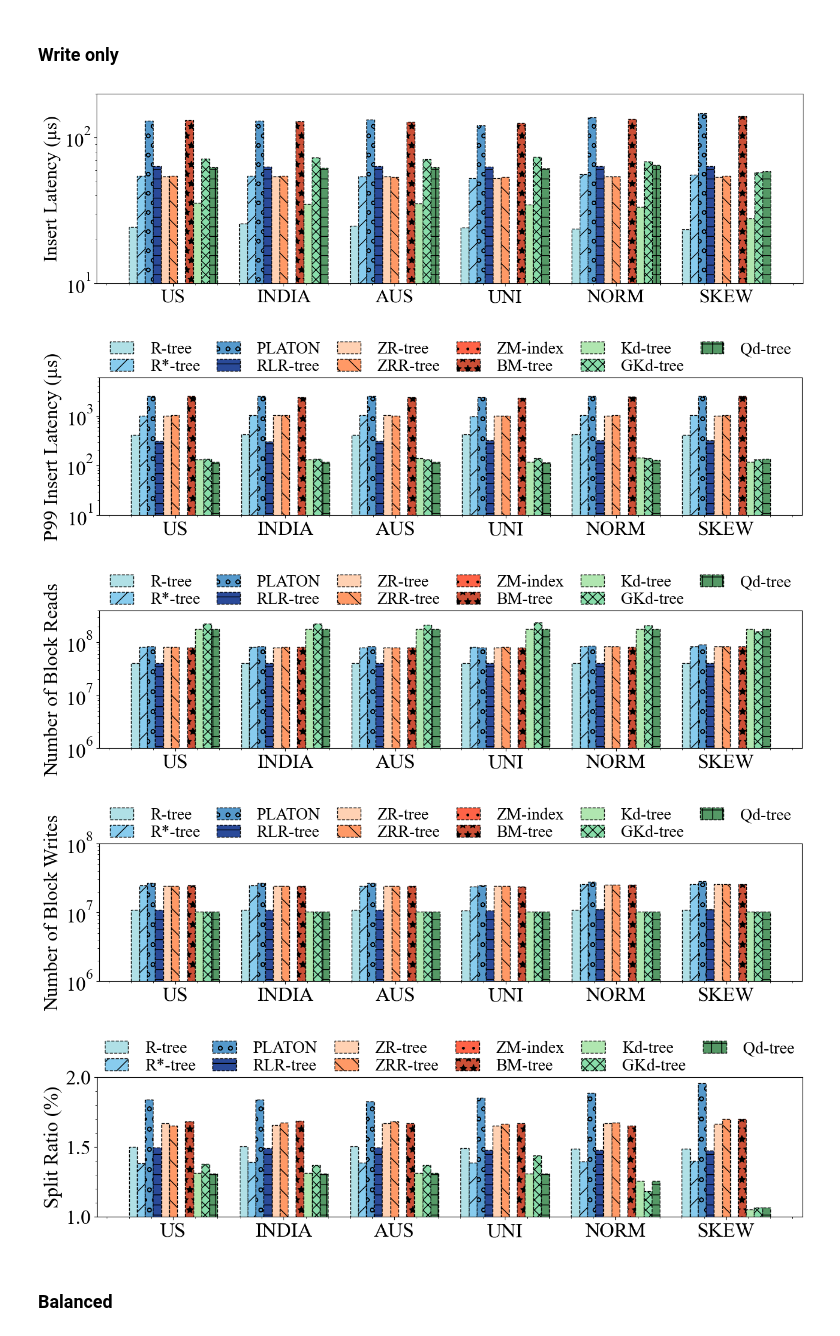
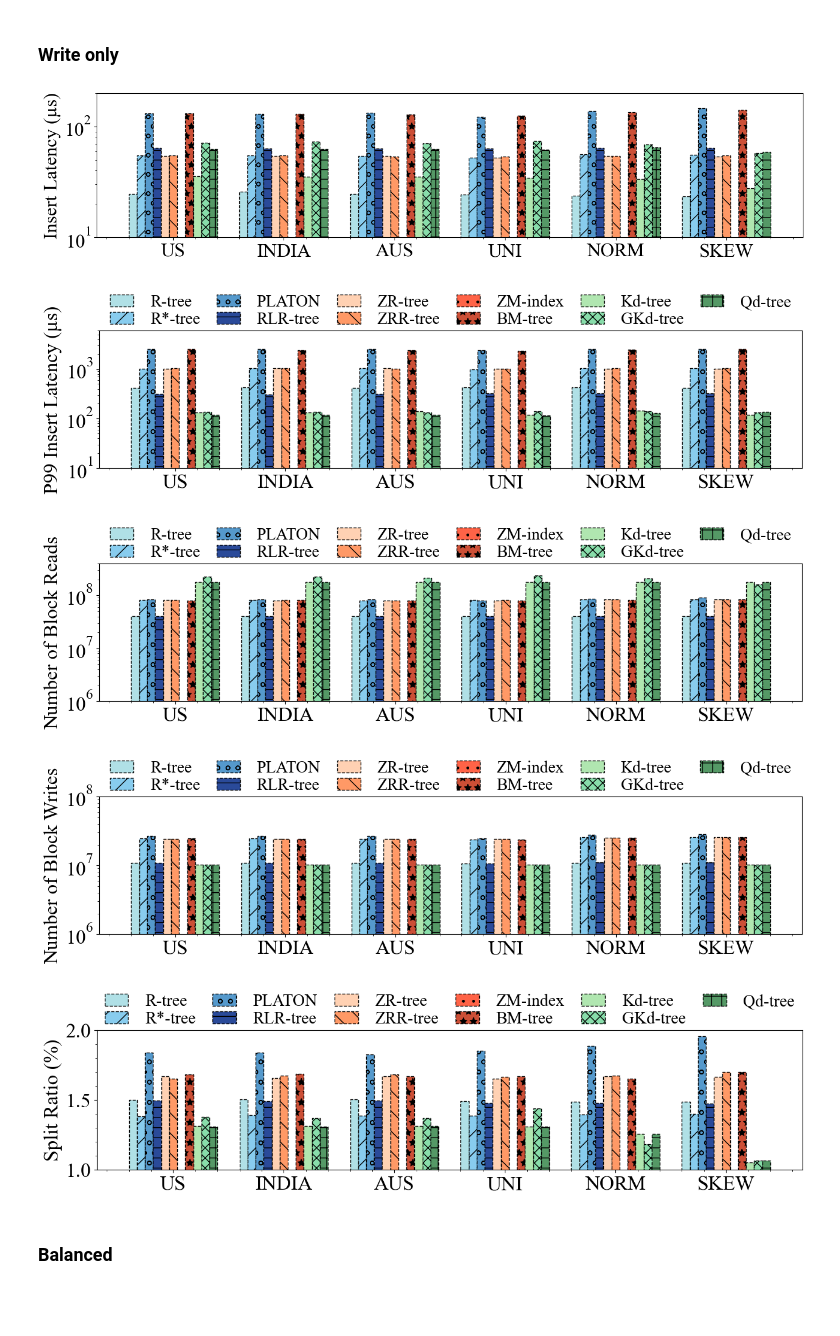
Before and after one commit to Liuguanli/rl_spatial_benchmark, a Jupyter notebook: notebook/Benchmark_Result_Figures-SIGMOD-Insertion.ipynb, the cells around one changed output. Cells and saved outputs as stored; diff of their text form; code cells hidden in the pictures; blank space fills up the shorter version.

```diff
--- a/notebook/Benchmark_Result_Figures-SIGMOD-Insertion.ipynb
+++ b/notebook/Benchmark_Result_Figures-SIGMOD-Insertion.ipynb
@@ -315,35 +315,35 @@ for baseline in baselines:
     result.append(dataset_results)
     result_num.append(dataset_result_num)
     IO.append(dataset_IO)
     P50.append(dataset_P50)
     P99.append(dataset_P99)
     reads.append(dataset_reads)
     writes.append(dataset_writes)
     splits.append(dataset_splits)
     adjustments.append(dataset_adjustments)
 
-plot_hist(display_data_names, display_baselines, result, y_label="Insert Latency (µs)", is_legend=False, is_log=True, output_file_paths=
+plot_hist(display_data_names, display_baselines, result, y_label="Insert Latency (µs)", is_legend=True, is_log=True, output_file_paths=
           [folder + "/exp_sigmod/write_only.pdf", "../figs/exp_sigmod/write_only.png"], bottom=1e1, top=2*1e2, legend_location="top")
 
 # plot_hist(display_data_names, display_baselines, P50, y_label="P50 Insert Latency (µs)", is_log=True, output_file_paths=
 #           [folder + "/figs/write_only_P50.pdf", "../figs/exp/write_only_P50.png"])
 
 plot_hist(display_data_names, display_baselines, P99, y_label="P99 Insert Latency (µs)", is_log=True, output_file_paths=
           [folder + "/exp_sigmod/write_only_P99.pdf", "../figs/exp_sigmod/write_only_P99.png"], bottom=1e1, top=6*1e3, legend_location="top")
 
 plot_hist(display_data_names, display_baselines, reads, y_label="Number of Block Reads", is_log=True, output_file_paths=
           [folder + "/exp_sigmod/write_only_reads.pdf", "../figs/exp_sigmod/write_only_reads.png"], bottom=1e6, top=4*1e8, legend_location="top")
 
 plot_hist(display_data_names, display_baselines, writes, y_label="Number of Block Writes", is_log=True, output_file_paths=
           [folder + "/exp_sigmod/write_only_writes.pdf", "../figs/exp_sigmod/write_only_writes.png"], bottom=1e6, top=1e8, legend_location="top")
 
 plot_hist(display_data_names, display_baselines, splits, y_label="Split Ratio (%)", output_file_paths=
           [folder + "/exp_sigmod/write_only_splits.pdf", "../figs/exp_sigmod/write_only_splits.png"], top=2.0, legend_location="top")
 
 # plot_hist(display_data_names, display_baselines, adjustments, y_label="# of adjustments", is_log=True, output_file_paths=
 #           [folder + "/figs/write_only_adjustments.pdf", "../figs/exp/write_only_adjustments.png"])
 # %% [output]
-[figure, old version]
+[figure, new version]
 [figure]
 [figure]
 [figure]
```
Also changed, not shown: parts of 2 cells of this notebook, 41 other files.
